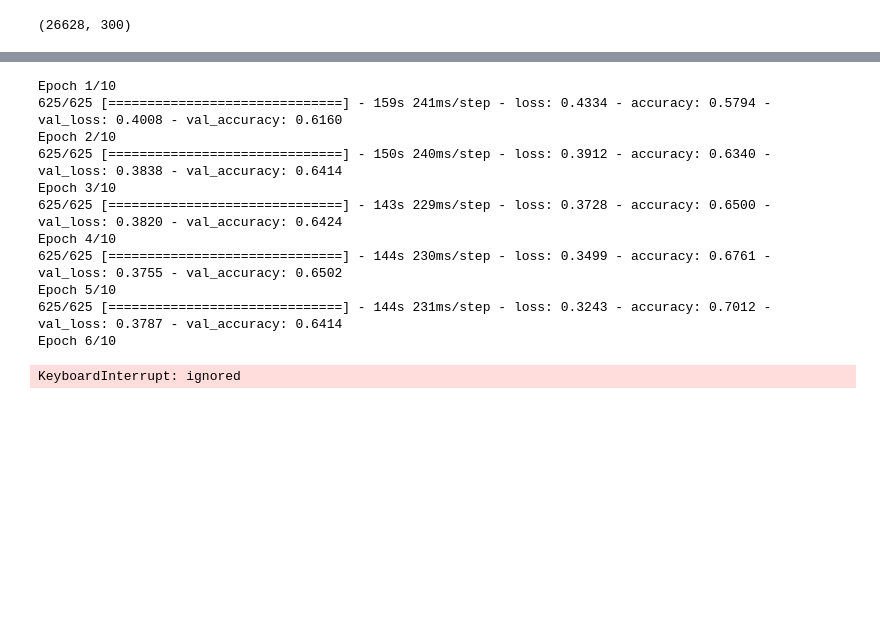
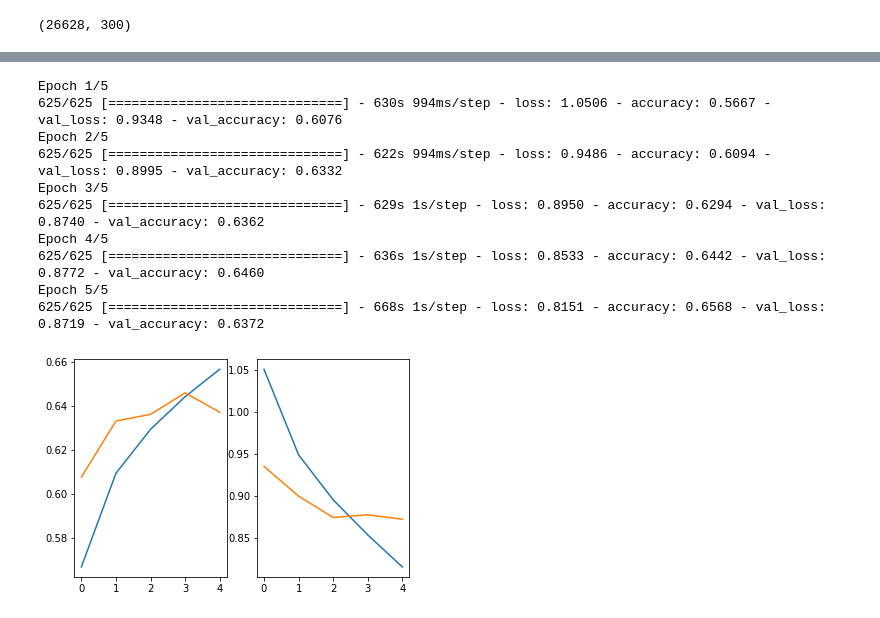
Before and after one commit to chi-hun/dacon, a Jupyter notebook: 쇼핑몰_리뷰_평점_분류_경진대회.ipynb, the cells around one changed output, grey strips where cells are left out. Saved outputs shown, nothing was run; the diff lists cells and outputs as text; code cells hidden in the pictures; blank space fills up the shorter version.

```diff
--- a/쇼핑몰_리뷰_평점_분류_경진대회.ipynb
+++ b/쇼핑몰_리뷰_평점_분류_경진대회.ipynb
@@ -849,4 +864,4 @@ model.compile(optimizer=tf.keras.optimizers.Adam(), loss=tf.keras.losses.SparseC
 # %%
-his = model.fit(x_train3, y_train3, epochs=5, validation_split=0.2)
+his = model.fit(x_train3, y_train3_re, epochs=5, validation_split=0.2)
 # %% [output]
 Epoch 1/5
@@ -904,15 +919,18 @@ def model_make4():
     inputs = layers.Input(shape = maxlen)
     x = layers.Embedding(input_dim=input_dim,output_dim=300, weights=[embadding_matrix],input_length=maxlen, trainable=False)(inputs)
     x = layers.Bidirectional(layers.LSTM(300, return_sequences=True))(x)
-    x = layers.GlobalMaxPool1D()(x)
+    x = layers.Bidirectional(layers.LSTM(300, return_sequences=True))(x)
+    x = layers.Bidirectional(layers.LSTM(300))(x)
+    x = layers.Flatten()(x)
+    #x = layers.GlobalMaxPool1D()(x)
     # x = layers.Dense(32, activation='relu')(x)
     # x = layers.Dropout(0.5)(x)
     # x = layers.Dense(300, activation='relu')(x)
     # x = layers.Dropout(0.2)(x)
     # x = layers.Dense(128, activation='relu')(x)
     # x = layers.Dropout(0.2)(x)
-    x = layers.Dense(64, activation='relu')(x)
-    x = layers.Dropout(0.2)(x)
+    x = layers.Dense(128, activation='relu')(x)
+    x = layers.Dropout(0.5)(x)
     outputs = layers.Dense(4,activation='softmax')(x)
 
     model = tf.keras.Model(inputs, outputs)
@@ -939,19 +957,27 @@ Trainable params: 1,481,124
 Non-trainable params: 7,988,400
 _________________________________________________________________
 # %%
-model.compile(optimizer=tf.keras.optimizers.Adam(), loss=tf.keras.losses.BinaryCrossentropy(), metrics=['accuracy'])
+model.compile(optimizer=tf.keras.optimizers.Adam(), loss=tf.keras.losses.CategoricalCrossentropy(), metrics=['accuracy'])
 # %%
-his = model.fit(x_train3, y_train3_re, epochs=10, validation_split=0.2)
+his = model.fit(x_train3, y_train3_re, epochs=5, validation_split=0.2)
 # %% [output]
-Epoch 1/10
-625/625 [==============================] - 159s 241ms/step - loss: 0.4334 - accuracy: 0.5794 - val_loss: 0.4008 - val_accuracy: 0.6160
-Epoch 2/10
-625/625 [==============================] - 150s 240ms/step - loss: 0.3912 - accuracy: 0.6340 - val_loss: 0.3838 - val_accuracy: 0.6414
-Epoch 3/10
-625/625 [==============================] - 143s 229ms/step - loss: 0.3728 - accuracy: 0.6500 - val_loss: 0.3820 - val_accuracy: 0.6424
-Epoch 4/10
-625/625 [==============================] - 144s 230ms/step - loss: 0.3499 - accuracy: 0.6761 - val_loss: 0.3755 - val_accuracy: 0.6502
-Epoch 5/10
-625/625 [==============================] - 144s 231ms/step - loss: 0.3243 - accuracy: 0.7012 - val_loss: 0.3787 - val_accuracy: 0.6414
-Epoch 6/10
+Epoch 1/5
+625/625 [==============================] - 630s 994ms/step - loss: 1.0506 - accuracy: 0.5667 - val_loss: 0.9348 - val_accuracy: 0.6076
+Epoch 2/5
+625/625 [==============================] - 622s 994ms/step - loss: 0.9486 - accuracy: 0.6094 - val_loss: 0.8995 - val_accuracy: 0.6332
+Epoch 3/5
+625/625 [==============================] - 629s 1s/step - loss: 0.8950 - accuracy: 0.6294 - val_loss: 0.8740 - val_accuracy: 0.6362
+Epoch 4/5
+625/625 [==============================] - 636s 1s/step - loss: 0.8533 - accuracy: 0.6442 - val_loss: 0.8772 - val_accuracy: 0.6460
+Epoch 5/5
+625/625 [==============================] - 668s 1s/step - loss: 0.8151 - accuracy: 0.6568 - val_loss: 0.8719 - val_accuracy: 0.6372
-KeyboardInterrupt: ignored
+# %%
+plt.subplot(1,2,1)
+plt.plot(his.history['accuracy'])
+plt.plot(his.history['val_accuracy'])
+plt.subplot(1,2,2)
+plt.plot(his.history['loss'])
+plt.plot(his.history['val_loss'])
+plt.show()
+# %% [output]
+[figure, added]
```
Also changed, not shown: parts of 18 cells of this notebook.
